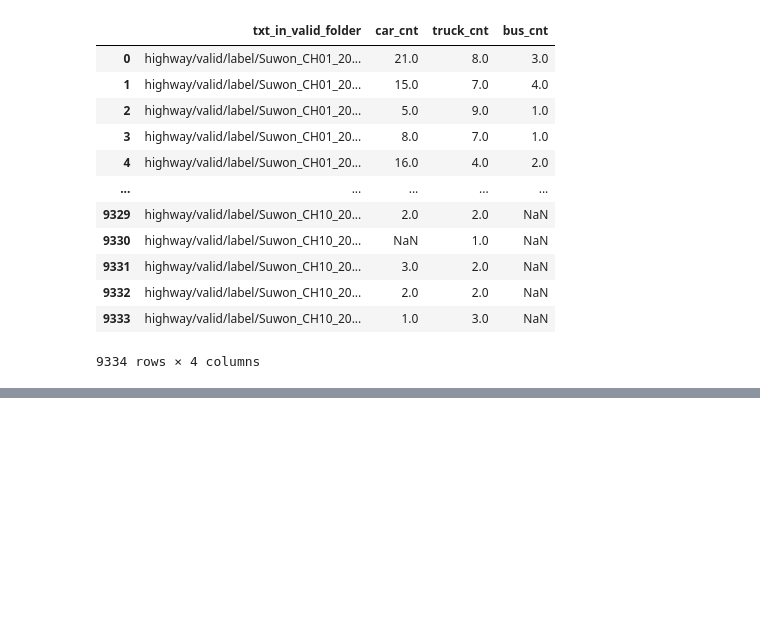
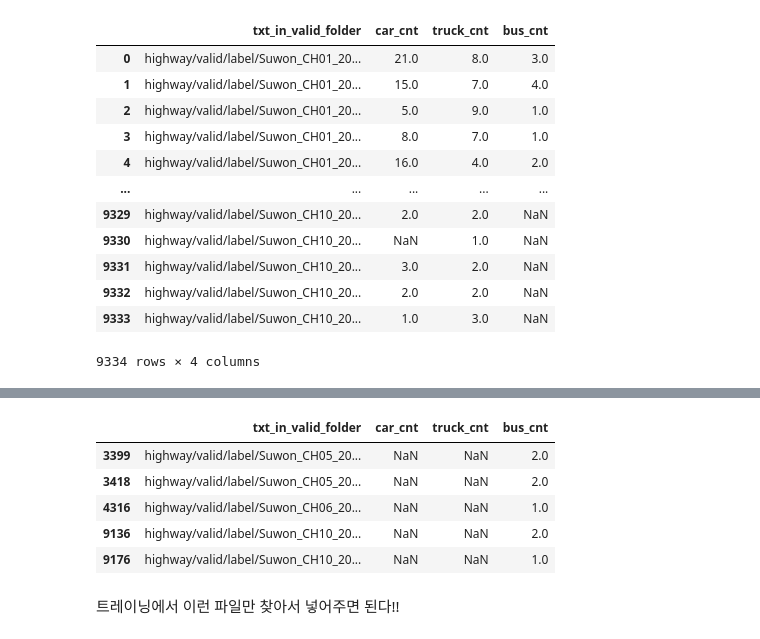
Before and after one commit to sesac-google-ai-1st/yongjung_yolo_repo, a Jupyter notebook: 231121labelDist.ipynb, the cells around one changed output, grey strips where cells are left out. Saved outputs shown, nothing was run; the diff lists cells and outputs as text; code cells hidden in the pictures; blank space fills up the shorter version.

```diff
--- a/231121labelDist.ipynb
+++ b/231121labelDist.ipynb
@@ -395,0 +408,13 @@ valid_total_df.to_csv('valid_total_txt_label.csv', index=False)
+# %%
+condition1 = valid_total_df['car_cnt'].isnull()
+condition2 = valid_total_df['truck_cnt'].isnull()
+valid_total_df[(condition1) & (condition2)]
+# %% [output]
+|  | txt_in_valid_folder | car_cnt | truck_cnt | bus_cnt |
+| 3399 | highway/valid/label/Suwon_CH05_20... | NaN | NaN | 2.0 |
+| 3418 | highway/valid/label/Suwon_CH05_20... | NaN | NaN | 2.0 |
+| 4316 | highway/valid/label/Suwon_CH06_20... | NaN | NaN | 1.0 |
+| 9136 | highway/valid/label/Suwon_CH10_20... | NaN | NaN | 2.0 |
+| 9176 | highway/valid/label/Suwon_CH10_20... | NaN | NaN | 1.0 |
+# %% [markdown]
+트레이닝에서 이런 파일만 찾아서 넣어주면 된다!!
```
Also changed, not shown: parts of 5 cells of this notebook.
